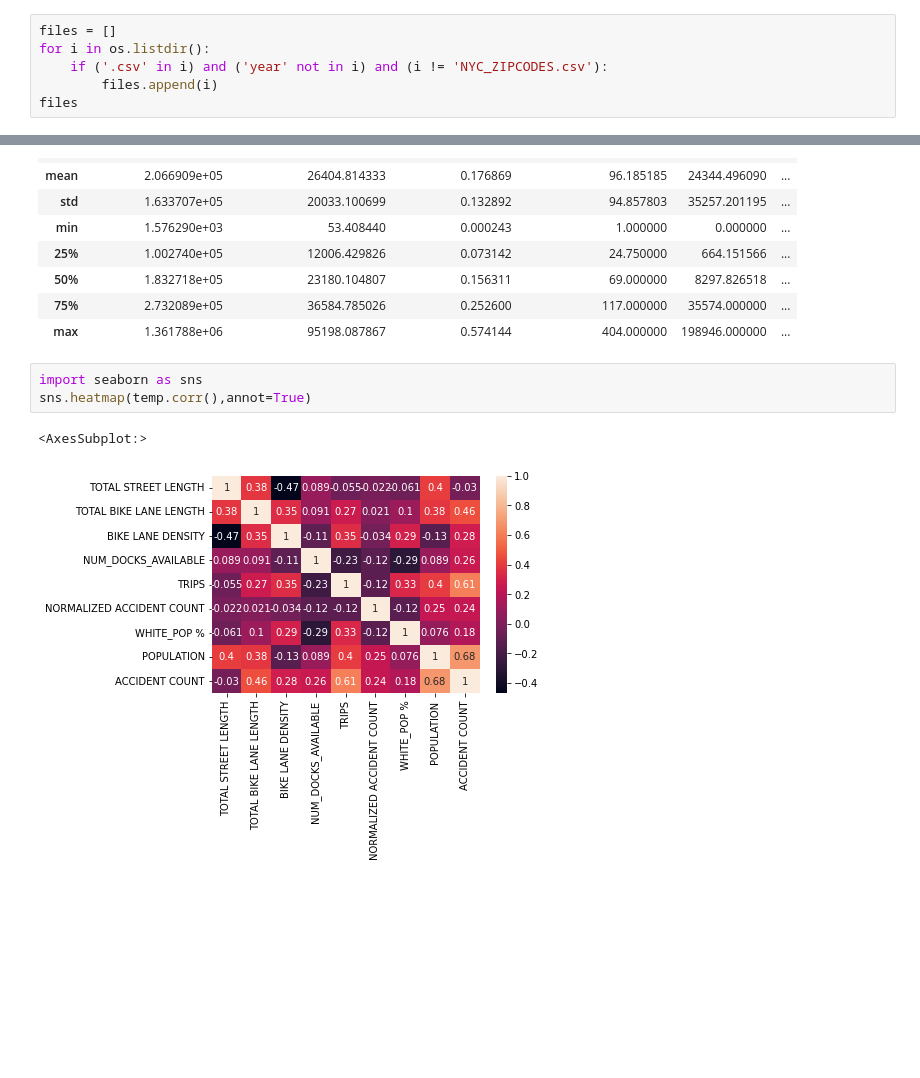
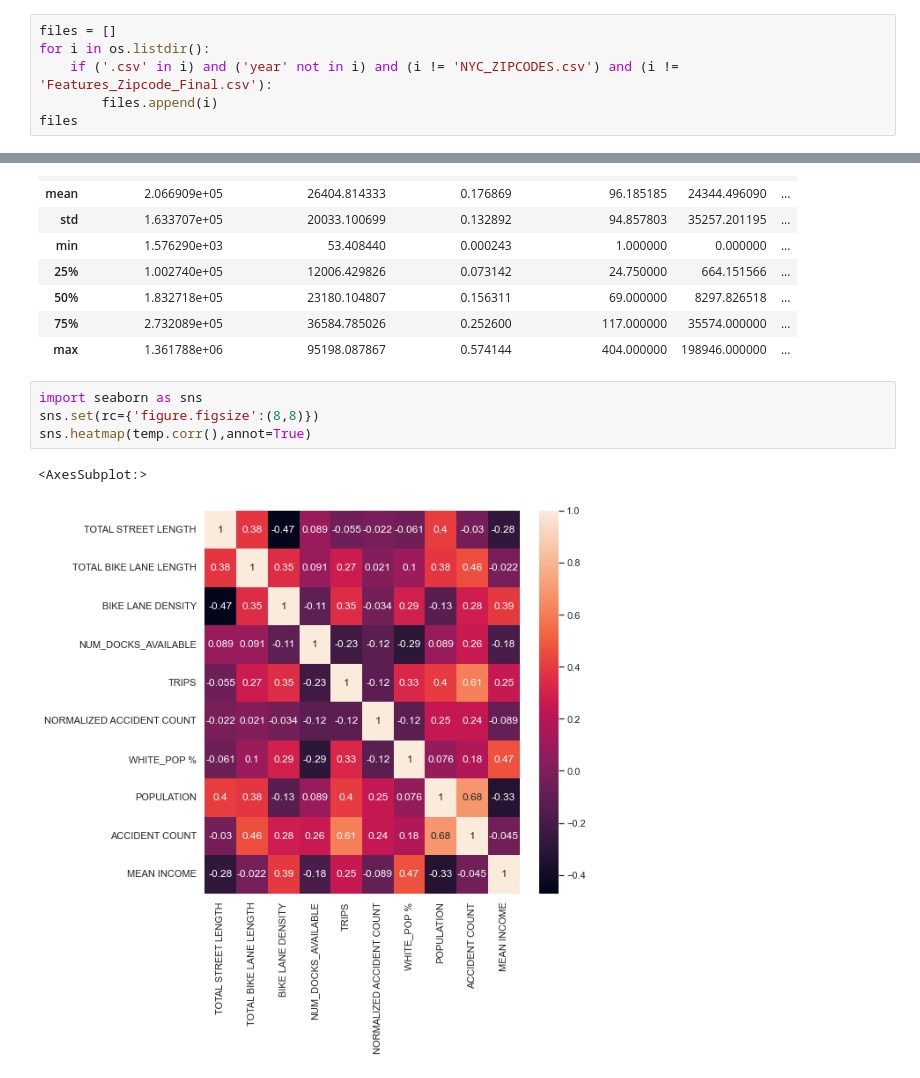
Before and after one commit to ajay1808/Principles-of-Urban-Informatics-Project, a Jupyter notebook: Zipcode_Final.ipynb, the cells around one changed output, grey strips where cells are left out. Drawn from its saved outputs; the diff is of its cells as text; blank space fills up the shorter version.

```diff
--- a/Zipcode_Final.ipynb
+++ b/Zipcode_Final.ipynb
@@ -5,7 +5,7 @@ import os
 # %%
 files = []
 for i in os.listdir():
-    if ('.csv' in i) and ('year' not in i) and (i != 'NYC_ZIPCODES.csv'):
+    if ('.csv' in i) and ('year' not in i) and (i != 'NYC_ZIPCODES.csv') and (i != 'Features_Zipcode_Final.csv'):
         files.append(i)
 files
 # %% [output]
@@ -126,7 +131,8 @@ temp.describe()
 | max | 1.361788e+06 | 95198.087867 | 0.574144 | 404.000000 | 198946.000000 | ... |
 # %%
 import seaborn as sns
+sns.set(rc={'figure.figsize':(8,8)})
 sns.heatmap(temp.corr(),annot=True)
 # %% [output]
 <AxesSubplot:>
-[figure, old version]
+[figure, new version]
```
Also changed, not shown: parts of 6 cells of this notebook, 1 other file.
